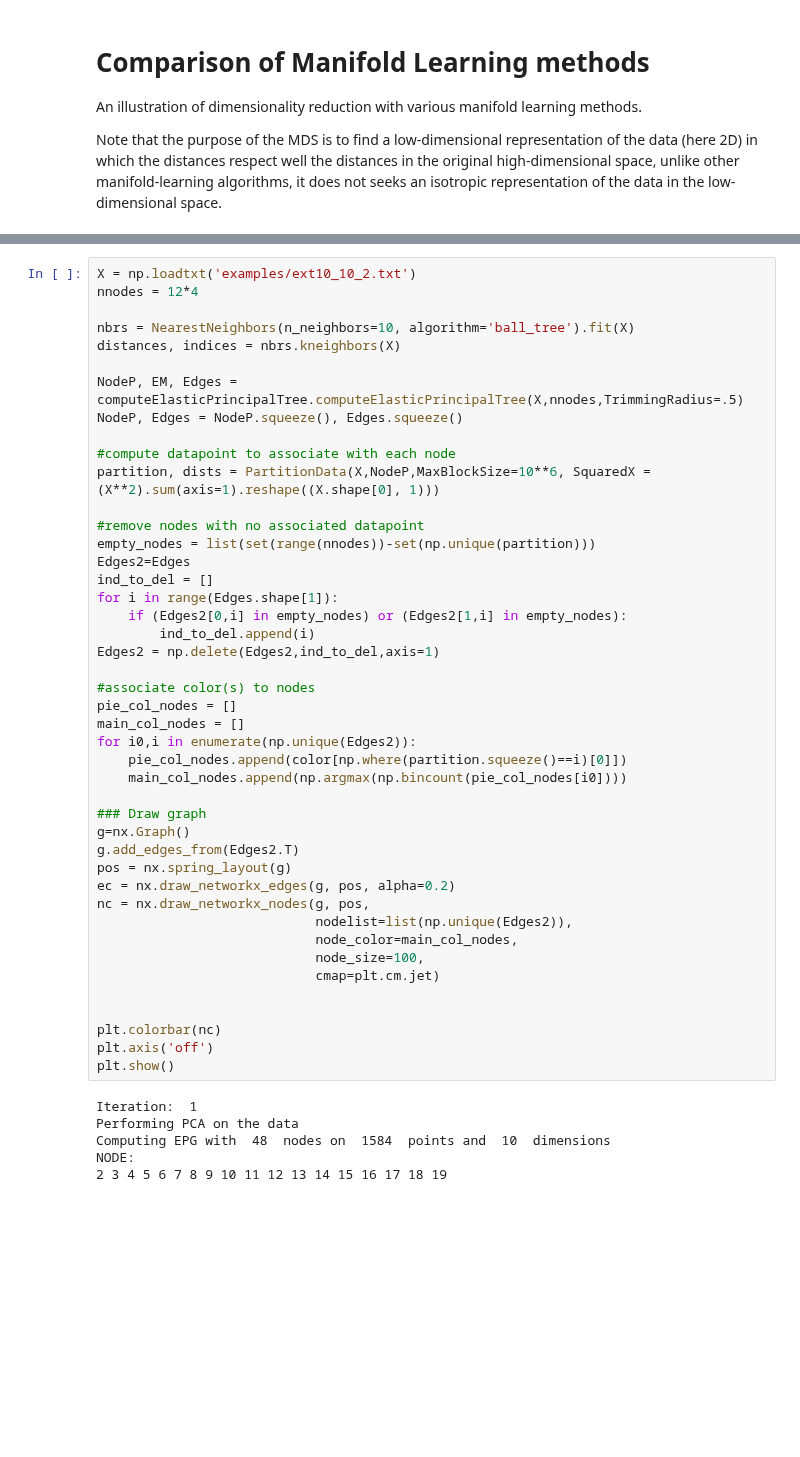
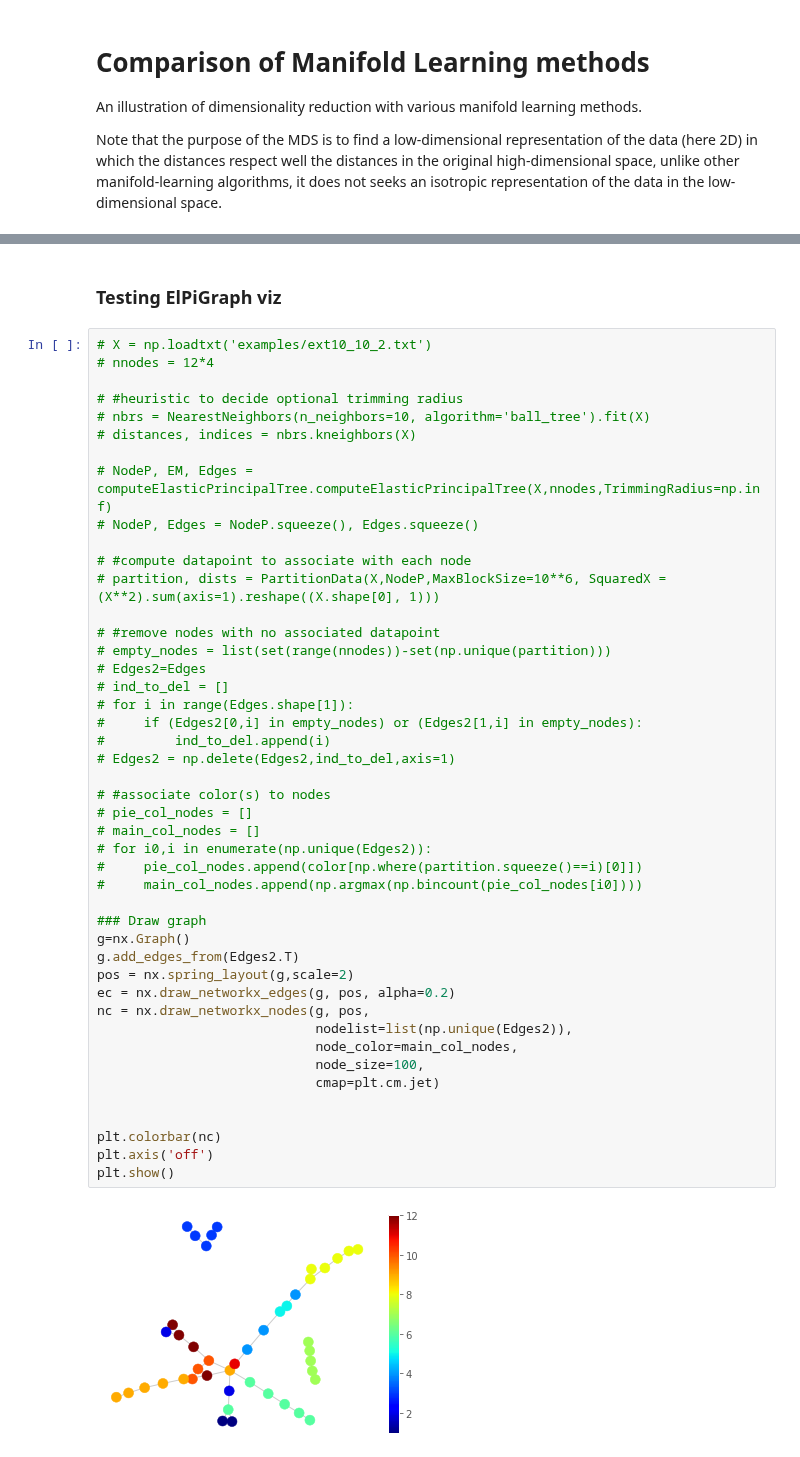
Before and after one commit to auranic/LizardBrain, a Jupyter notebook: plot_compare_methods.ipynb, the cells around one changed output, grey strips where cells are left out. Cells and saved outputs as stored; diff of their text form; blank space fills up the shorter version.

```diff
--- a/plot_compare_methods.ipynb
+++ b/plot_compare_methods.ipynb
@@ -30,51 +34,50 @@ from sklearn.neighbors import NearestNeighbors
+# %% [markdown]
+### Testing ElPiGraph viz
 # %%
-X = np.loadtxt('examples/ext10_10_2.txt')
-nnodes = 12*4
+# X = np.loadtxt('examples/ext10_10_2.txt')
+# nnodes = 12*4
 
-nbrs = NearestNeighbors(n_neighbors=10, algorithm='ball_tree').fit(X)
-distances, indices = nbrs.kneighbors(X)
+# #heuristic to decide optional trimming radius
+# nbrs = NearestNeighbors(n_neighbors=10, algorithm='ball_tree').fit(X)
+# distances, indices = nbrs.kneighbors(X)
 
-NodeP, EM, Edges = computeElasticPrincipalTree.computeElasticPrincipalTree(X,nnodes,TrimmingRadius=.5)
-NodeP, Edges = NodeP.squeeze(), Edges.squeeze()
+# NodeP, EM, Edges = computeElasticPrincipalTree.computeElasticPrincipalTree(X,nnodes,TrimmingRadius=np.inf)
+# NodeP, Edges = NodeP.squeeze(), Edges.squeeze()
 
-#compute datapoint to associate with each node
-partition, dists = PartitionData(X,NodeP,MaxBlockSize=10**6, SquaredX = (X**2).sum(axis=1).reshape((X.shape[0], 1)))
+# #compute datapoint to associate with each node
+# partition, dists = PartitionData(X,NodeP,MaxBlockSize=10**6, SquaredX = (X**2).sum(axis=1).reshape((X.shape[0], 1)))
 
-#remove nodes with no associated datapoint
-empty_nodes = list(set(range(nnodes))-set(np.unique(partition)))
-Edges2=Edges
-ind_to_del = []
-for i in range(Edges.shape[1]):
-    if (Edges2[0,i] in empty_nodes) or (Edges2[1,i] in empty_nodes):
-        ind_to_del.append(i)
-Edges2 = np.delete(Edges2,ind_to_del,axis=1)
+# #remove nodes with no associated datapoint
+# empty_nodes = list(set(range(nnodes))-set(np.unique(partition)))
+# Edges2=Edges
+# ind_to_del = []
+# for i in range(Edges.shape[1]):
+#     if (Edges2[0,i] in empty_nodes) or (Edges2[1,i] in empty_nodes):
+#         ind_to_del.append(i)
+# Edges2 = np.delete(Edges2,ind_to_del,axis=1)
 
-#associate color(s) to nodes
-pie_col_nodes = []
-main_col_nodes = []
-for i0,i in enumerate(np.unique(Edges2)):
-    pie_col_nodes.append(color[np.where(partition.squeeze()==i)[0]])
-    main_col_nodes.append(np.argmax(np.bincount(pie_col_nodes[i0])))
+# #associate color(s) to nodes
+# pie_col_nodes = []
+# main_col_nodes = []
+# for i0,i in enumerate(np.unique(Edges2)):
+#     pie_col_nodes.append(color[np.where(partition.squeeze()==i)[0]])
+#     main_col_nodes.append(np.argmax(np.bincount(pie_col_nodes[i0])))
 
 ### Draw graph
 g=nx.Graph()
 g.add_edges_from(Edges2.T)
-pos = nx.spring_layout(g)
+pos = nx.spring_layout(g,scale=2)
 ec = nx.draw_networkx_edges(g, pos, alpha=0.2)
 nc = nx.draw_networkx_nodes(g, pos,
                             nodelist=list(np.unique(Edges2)),
                             node_color=main_col_nodes,
                             node_size=100,
                             cmap=plt.cm.jet)
 
 
 plt.colorbar(nc)
 plt.axis('off')
 plt.show()
 # %% [output]
-Iteration:  1
-Performing PCA on the data
-Computing EPG with  48  nodes on  1584  points and  10  dimensions
-NODE:
-2 3 4 5 6 7 8 9 10 11 12 13 14 15 16 17 18 19
+[figure, added]
 # %%
```
Also changed, not shown: parts of 2 cells of this notebook.
